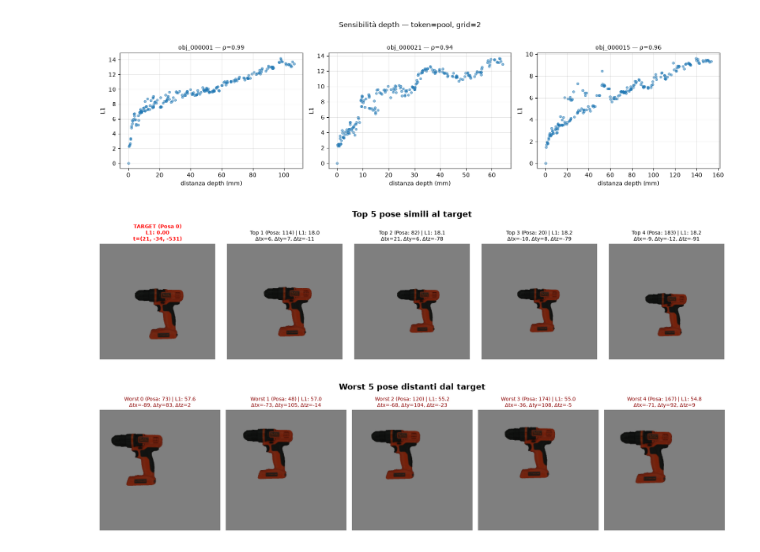
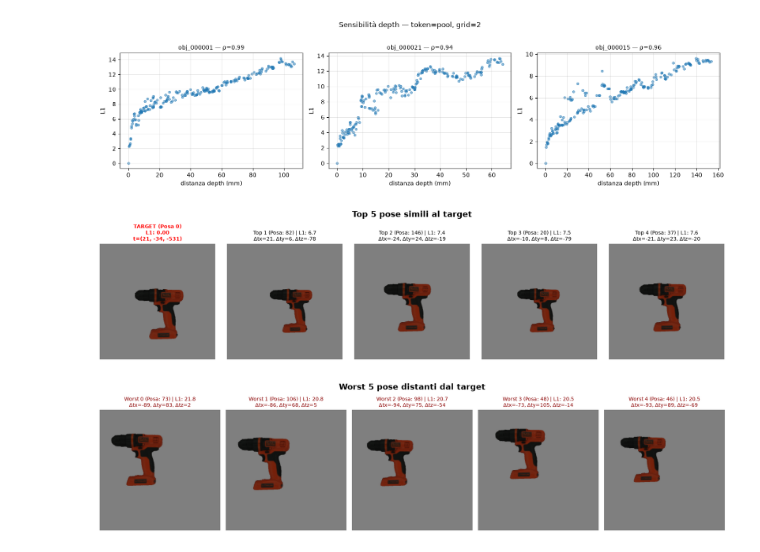
Before and after one commit to Saiukk/PoseJEPA, a Jupyter notebook: Script/Notebook/DINOv3/experiments1_DINOv3.ipynb, the cells around one changed output. Drawn from its saved outputs; the diff is of its cells as text; code cells hidden in the pictures.

```diff
--- a/Script/Notebook/experiments1.ipynb
+++ b/Script/Notebook/DINOv3/experiments1_DINOv3.ipynb
@@ -1097,33 +1098,33 @@ def visualizza_embedding_3d_plotly(obj_name, dataset="ycbv_translation", token="
             axes = [axes]
 
         for ax_idx, orig_idx in enumerate(indici):
             img = Image.open(img_paths[orig_idx])
             axes[ax_idx].imshow(img)
             axes[ax_idx].axis('off')
 
             t_corrente = T[orig_idx]
             delta_t = t_corrente - t_ref
 
             if orig_idx == 0:
                 titolo = f"TARGET (Posa 0)\nL1: 0.00\nt=({t_ref[0]:.0f}, {t_ref[1]:.0f}, {t_ref[2]:.0f})"
                 axes[ax_idx].set_title(titolo, color="red", fontweight="bold", fontsize=10)
             else:
                 label_prefisso = "Worst" if is_worst else "Top"
                 colore_testo = "black" if not is_worst else "darkred"
                 titolo = (f"{label_prefisso} {ax_idx} (Posa: {orig_idx}) | L1: {L1[orig_idx]:.1f}\n"
                           f"Δtx={delta_t[0]:.0f}, Δty={delta_t[1]:.0f}, Δtz={delta_t[2]:.0f}")
                 axes[ax_idx].set_title(titolo, fontsize=10, color=colore_testo)
 
         for ax_idx in range(n_img, len(axes)):
             axes[ax_idx].axis('off')
 
         plt.tight_layout()
         plt.show()
 
     disegna_griglia(indici_top_k, f"Top {K} pose simili al target")
     disegna_griglia(indici_worst_w, f"Worst {W} pose distanti dal target", is_worst=True)
 
-visualizza_embedding_3d_plotly("obj_000015", grid=4, K=5, W=5)
+visualizza_embedding_3d_plotly("obj_000015", grid=2, K=5, W=5)
 # %% [output]
-[figure, old version]
+[figure, new version]
-[figure, old version]
+[figure, new version]
```
Also changed, not shown: parts of 1 cell of this notebook, 12 other files.
